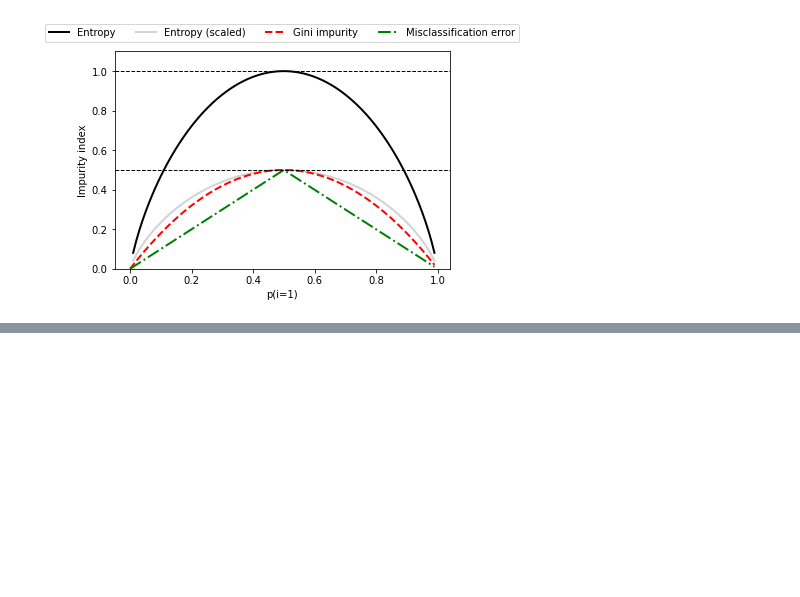
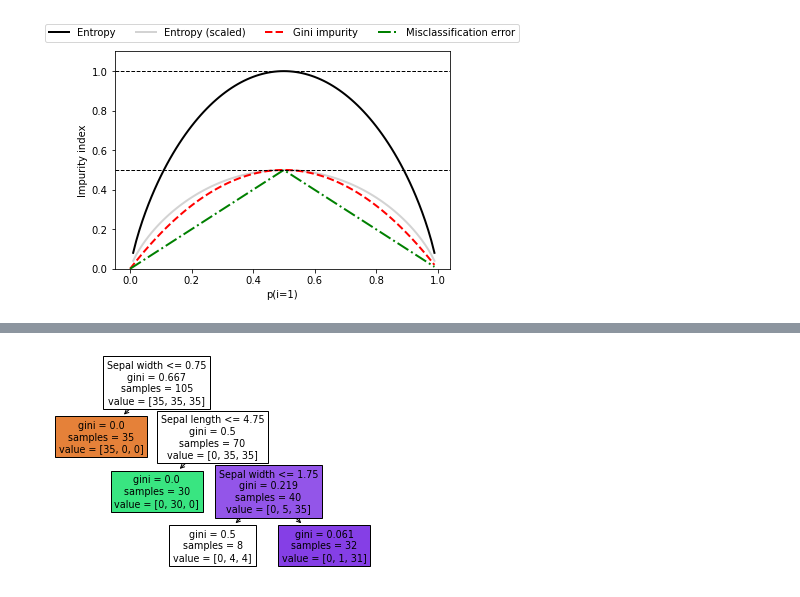
Before and after one commit to danwein8/ML_Book, a Jupyter notebook: ch03/Chapter3.ipynb, the cells around one changed output, grey strips where cells are left out. Cells and saved outputs as stored; diff of their text form; code cells hidden in the pictures; blank space fills up the shorter version.

```diff
--- a/ch03/Chapter3.ipynb
+++ b/ch03/Chapter3.ipynb
@@ -437,0 +486,5 @@ plt.show()
+# %%
+tree.plot_tree(tree_three, feature_names=feature_names, filled=True)
+plt.show()
+# %% [output]
+[figure, added]
```
Also changed, not shown: parts of 6 cells of this notebook.
